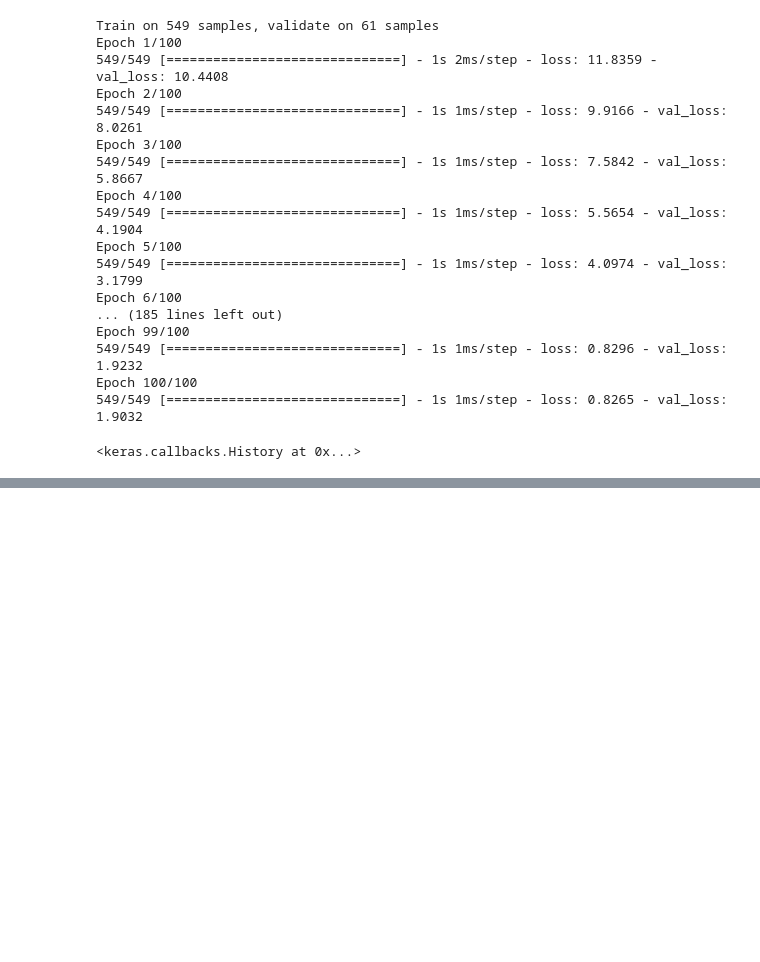
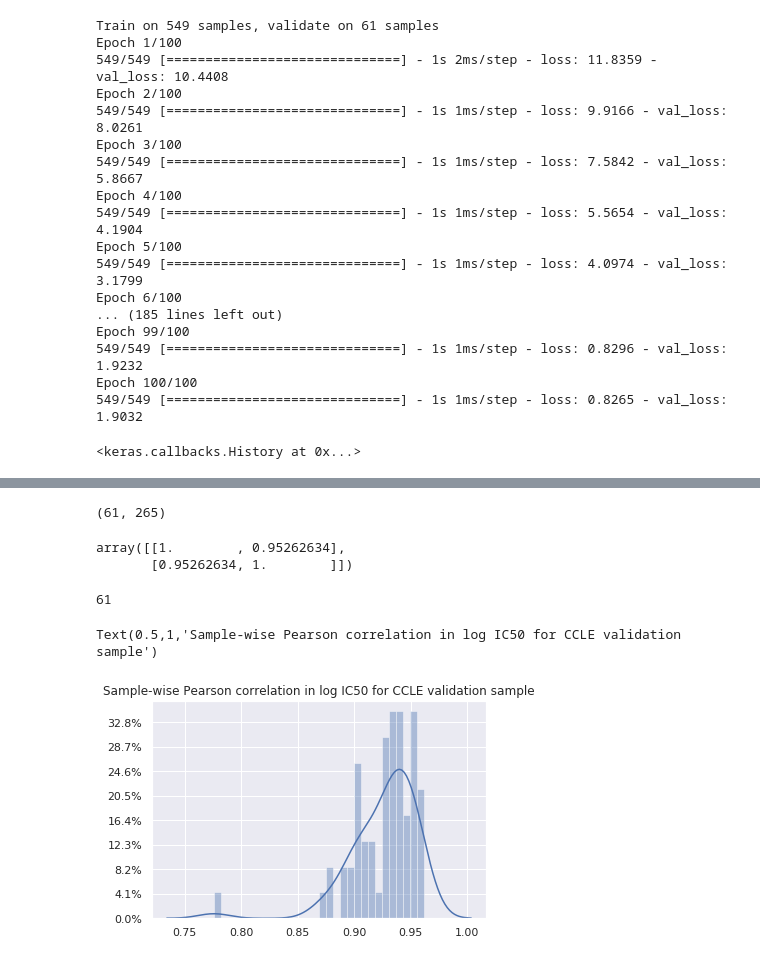
Before and after one commit to auriml/gen_drug, a Jupyter notebook: gen_drug-Keras.ipynb, the cells around one changed output, grey strips where cells are left out. Drawn from its saved outputs; the diff is of its cells as text; code cells hidden in the pictures; blank space fills up the shorter version.

```diff
--- a/gen_drug-Keras.ipynb
+++ b/gen_drug-Keras.ipynb
@@ -666,0 +649,29 @@ plt.show()
+# %%
+p_valid = IC50_Predictor.predict(X_valid)
+y_valid
+p_valid.shape
+# %% [output]
+(61, 265)
+# %%
+r = np.corrcoef(p_valid[2],y_valid.values[2] )
+r
+# %% [output]
+array([[1.        , 0.95262634],
+       [0.95262634, 1.        ]])
+# %%
+s =  [np.corrcoef(i,j) for i,j in zip(p_valid,y_valid.values) ]
+# %%
+pearsonc = [i[0,1] for i in s]
+len(pearsonc)
+# %% [output]
+61
+# %%
+from matplotlib.ticker import PercentFormatter
+sns.set();
+
+ax = sns.distplot(pearsonc, bins = 30)
+ax.yaxis.set_major_formatter(PercentFormatter(xmax=len(pearsonc)))
+ax.set_title('Sample-wise Pearson correlation in log IC50 for CCLE validation sample')
+# %% [output]
+Text(0.5,1,'Sample-wise Pearson correlation in log IC50 for CCLE validation sample')
+[figure, added]
```
Also changed, not shown: parts of 11 cells of this notebook.
